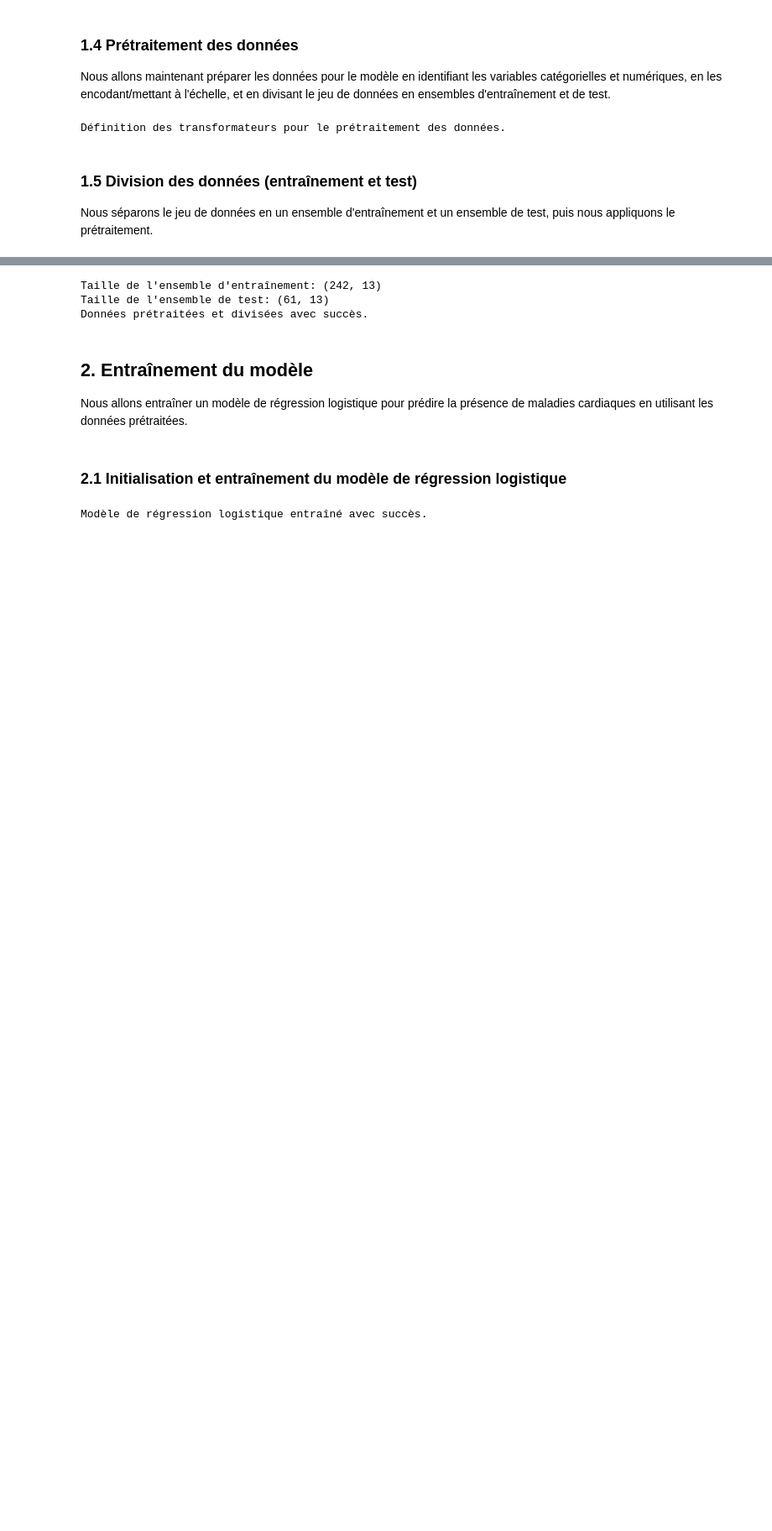
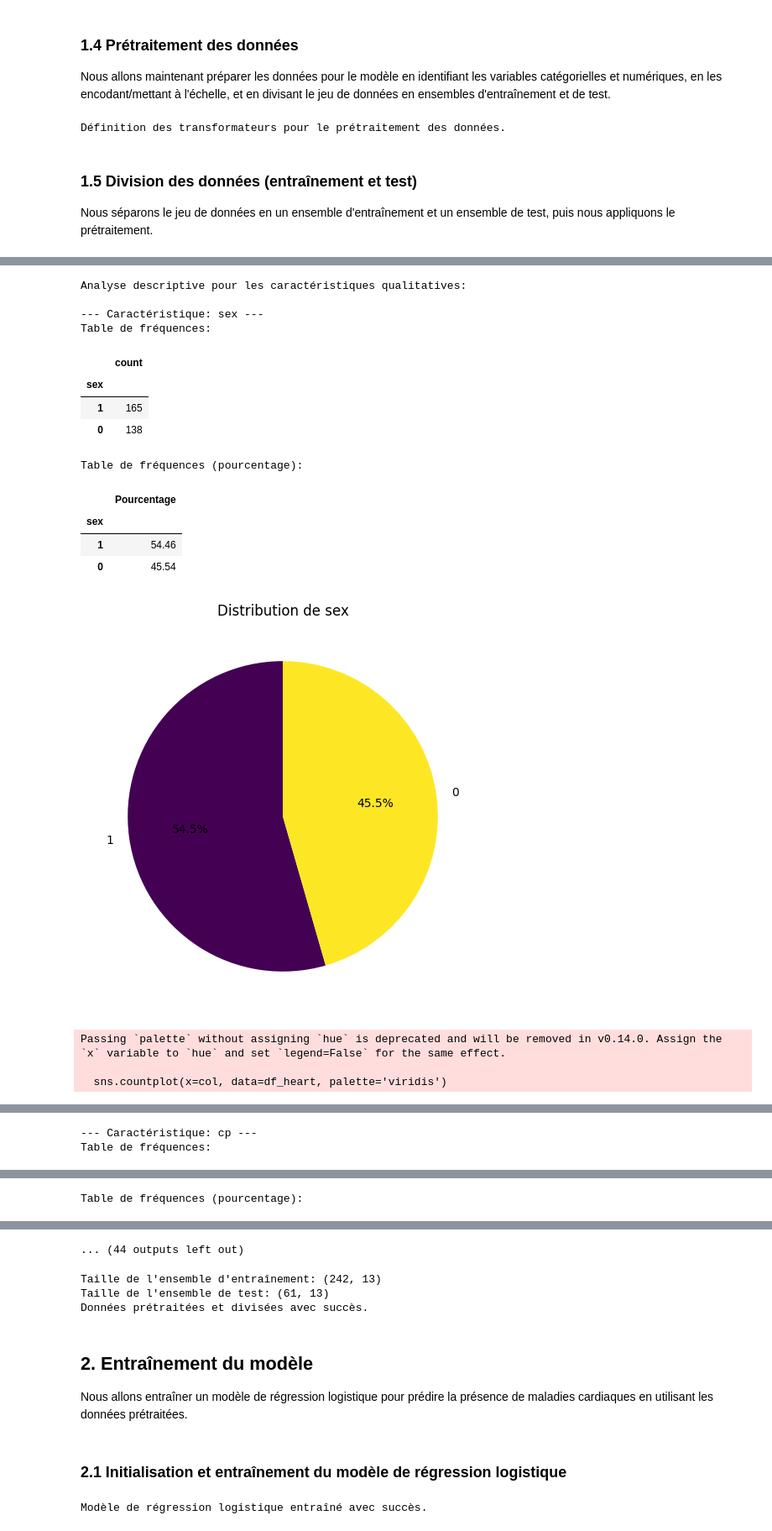
Before and after one commit to bryan01-14/DI-Bootcamp-August, a Jupyter notebook: week4/day5/xp_exercises/exercice_XP.ipynb, the cells around one changed output, grey strips where cells are left out. Shown at 84% size. Cells and saved outputs as stored; diff of their text form; code cells hidden in the pictures; blank space fills up the shorter version.

```diff
--- a/week4/day5/xp_exercises/exercice_XP.ipynb
+++ b/week4/day5/xp_exercises/exercice_XP.ipynb
@@ -227,0 +280,43 @@ Nous séparons le jeu de données en un ensemble d'entraînement et un ensemble
+# %%
+print("Analyse descriptive pour les caractéristiques qualitatives:")
+
+for col in categorical_features:
+    print(f"\n--- Caractéristique: {col} ---")
+    # Table de fréquences
+    print("Table de fréquences:")
+    display(df_heart[col].value_counts().to_frame())
+    print("Table de fréquences (pourcentage):")
+    display(df_heart[col].value_counts(normalize=True).mul(100).round(2).to_frame(name='Pourcentage'))
+
+    # Diagramme circulaire
+    plt.figure(figsize=(6, 6))
+    df_heart[col].value_counts().plot.pie(autopct='%1.1f%%', startangle=90, cmap='viridis')
+    plt.title(f'Distribution de {col}')
+    plt.ylabel('') # Hide the default 'count' label
+    plt.show()
+
+    # Diagramme à barres
+    plt.figure(figsize=(8, 5))
+    sns.countplot(x=col, data=df_heart, palette='viridis')
+    plt.title(f'Distribution de {col}')
+    plt.xlabel(col)
+    plt.ylabel('Nombre de patients')
+    plt.show()
+# %% [output]
+Analyse descriptive pour les caractéristiques qualitatives:
+
+--- Caractéristique: sex ---
+Table de fréquences:
+|  | count |
+| sex |  |
+| 1 | 165 |
+| 0 | 138 |
+Table de fréquences (pourcentage):
+|  | Pourcentage |
+| sex |  |
+| 1 | 54.46 |
+| 0 | 45.54 |
+[figure, added]
+Passing `palette` without assigning `hue` is deprecated and will be removed in v0.14.0. Assign the `x` variable to `hue` and set `legend=False` for the same effect.
+
+  sns.countplot(x=col, data=df_heart, palette='viridis')
@@ -227,0 +324,2 @@ Nous séparons le jeu de données en un ensemble d'entraînement et un ensemble
+--- Caractéristique: cp ---
+Table de fréquences:
@@ -227,0 +332 @@ Nous séparons le jeu de données en un ensemble d'entraînement et un ensemble
+Table de fréquences (pourcentage):
@@ -228,3 +340,4 @@ Nous séparons le jeu de données en un ensemble d'entraînement et un ensemble
+... (44 outputs left out)
 # %%
 # Séparer les caractéristiques (X) et la cible (y)
 X = df_heart.drop('target', axis=1)
```
Also changed, not shown: parts of 4 cells of this notebook.
